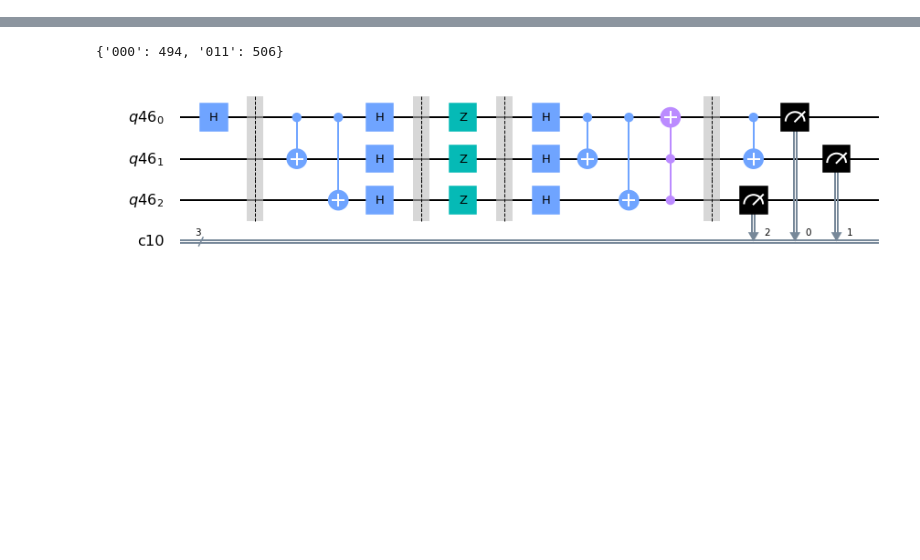
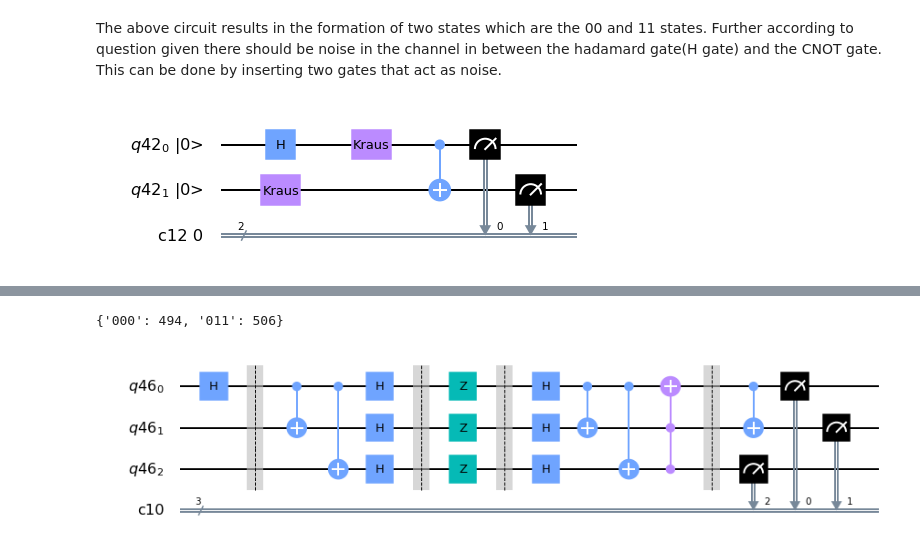
Before and after one commit to abzsd/QOSF_Solutions, a Jupyter notebook: Task 2.ipynb, the cells around one changed output, grey strips where cells are left out. Cells and saved outputs as stored; diff of their text form; code cells hidden in the pictures; blank space fills up the shorter version.

```diff
--- a/Task 2.ipynb
+++ b/Task 2.ipynb
@@ -4,0 +26,18 @@ import numpy as np
+# %% [markdown]
+The above circuit results in the formation of two states which are the 00 and 11 states. Further according to question given there should be noise in the channel in between the hadamard gate(H gate) and the CNOT gate. This can be done by inserting two gates that act as noise.
+# %%
+q = QuantumRegister(2)
+c = ClassicalRegister(2)
+mycircuit = QuantumCircuit(q,c)
+mycircuit.h(0)
+
+E1=pauli_error([('X',0.15),('I',0.7),('Z',0.15)])
+E2=pauli_error([('X',0.15),('I',0.7),('Z',0.15)])
+mycircuit.append(E1, [0])
+mycircuit.append(E2, [1])
+
+mycircuit.cx(0,1)
+mycircuit.measure(q,c)
+mycircuit.draw(initial_state=True, output="mpl")
+# %% [output]
+[figure, added]
```
Also changed, not shown: parts of 9 cells of this notebook.
